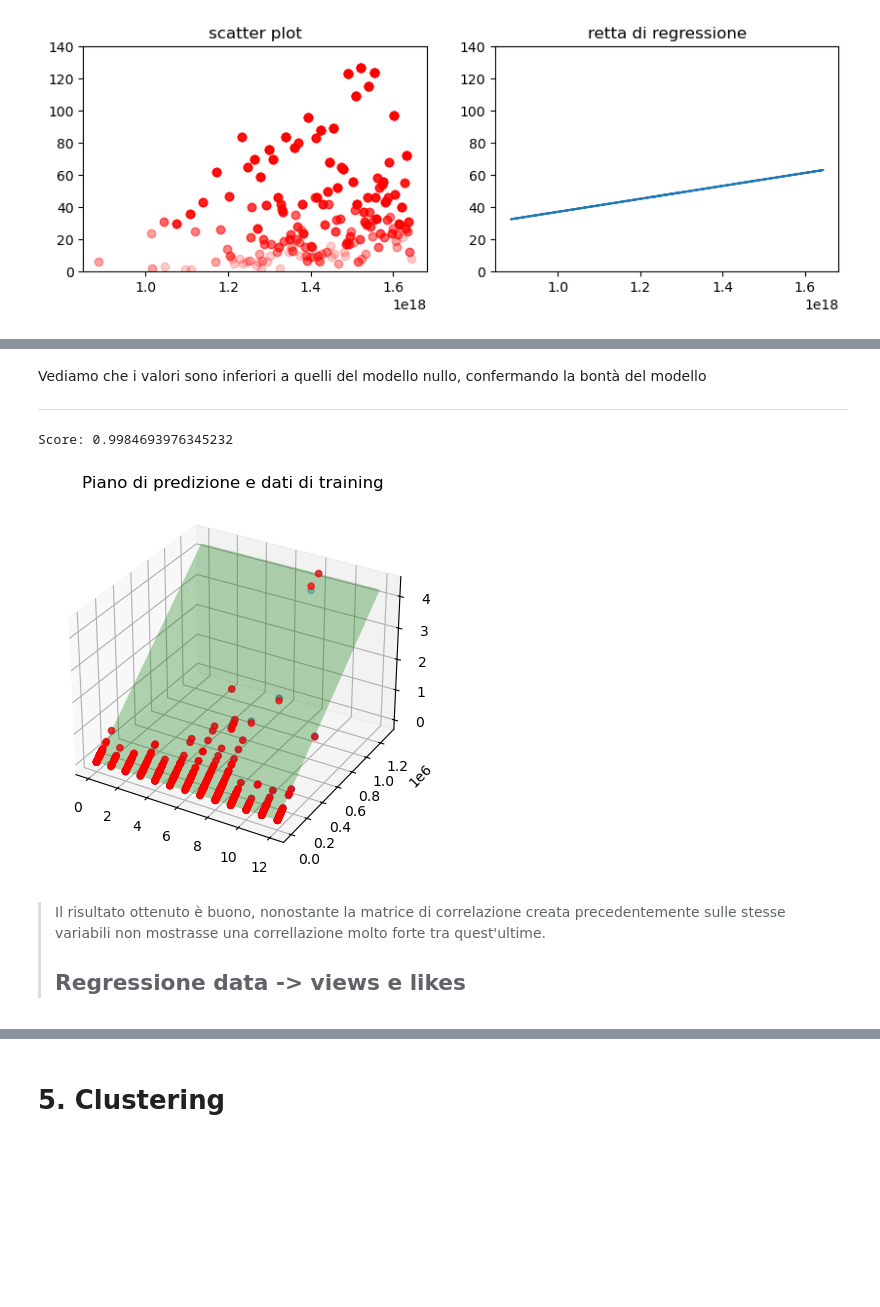
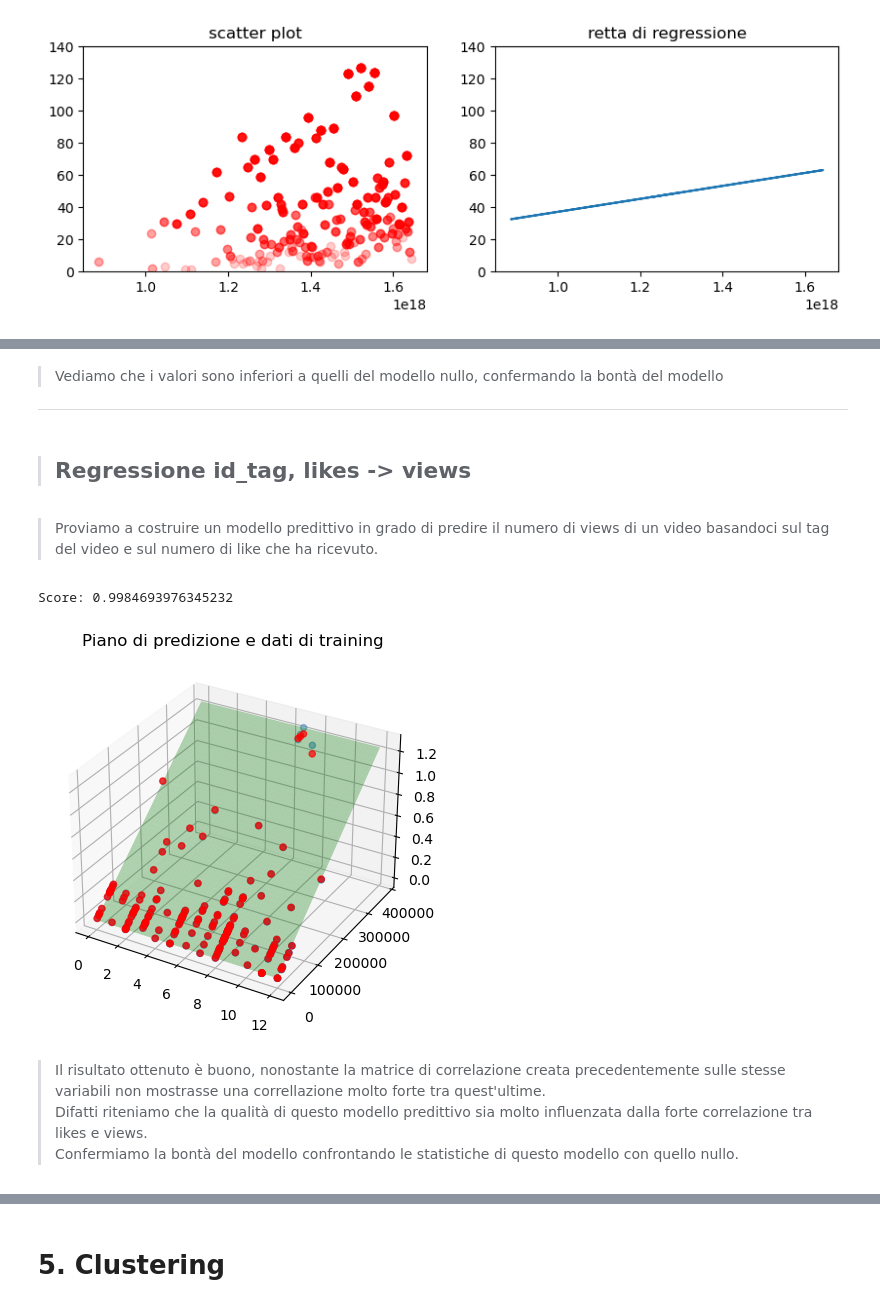
Before and after one commit to InKeaton/DataTed, a Jupyter notebook: data_ted_neo.ipynb, the cells around one changed output, grey strips where cells are left out. Cells and saved outputs as stored; diff of their text form; code cells hidden in the pictures; blank space fills up the shorter version.

```diff
--- a/data_ted_neo.ipynb
+++ b/data_ted_neo.ipynb
@@ -710,26 +710,31 @@ MAE:     96.92415927768157
 MSE:     16355.691858205839
 RMSE:    127.88937351557337
 # %% [markdown]
-Vediamo che i valori sono inferiori a quelli del modello nullo, confermando la bontà del modello
+> Vediamo che i valori sono inferiori a quelli del modello nullo, confermando la bontà del modello
 
 ---
+# %% [markdown]
+> ## Regressione id_tag, likes -> views
+# %% [markdown]
+>Proviamo a costruire un modello predittivo in grado di predire il numero di views di un video basandoci sul tag del video e sul numero di like che ha ricevuto.
 # %%
 xy = pd.DataFrame({
                     'id_tag': daTag['id_tag'].values,
                     'likes' : daTag['likes' ].values
                   })
 
 z  = daTag["views"]
 
 xy_train, xy_valid, z_train, z_valid = train_test_split(xy, z, test_size=0.2, random_state=1)
 
 regressor = LinearRegression()
 lin_reg = regressor.fit(xy_train, z_train)
 
-z_pred_train = plot_3d_prediction(xy_train, z_train, "id_tag", "likes", lin_reg, plt)
+z_pred_train = plot_3d_prediction(xy_valid, z_valid, "id_tag", "likes", lin_reg, plt)
 # %% [output]
 Score: 0.9984693976345232
-[figure, old version]
+[figure, new version]
 # %% [markdown]
->Il risultato ottenuto è buono, nonostante la matrice di correlazione creata precedentemente sulle stesse variabili non mostrasse una correllazione molto forte tra quest'ultime.
->##  Regressione data -> views e likes
+>Il risultato ottenuto è buono, nonostante la matrice di correlazione creata precedentemente sulle stesse variabili non mostrasse una correllazione molto forte tra quest'ultime. <br>
+Difatti riteniamo che la qualità di questo modello predittivo sia molto influenzata dalla forte correlazione tra likes e views.<br>
+Confermiamo la bontà del modello confrontando le statistiche di questo modello con quello nullo.
```
Also changed, not shown: parts of 39 cells of this notebook.
